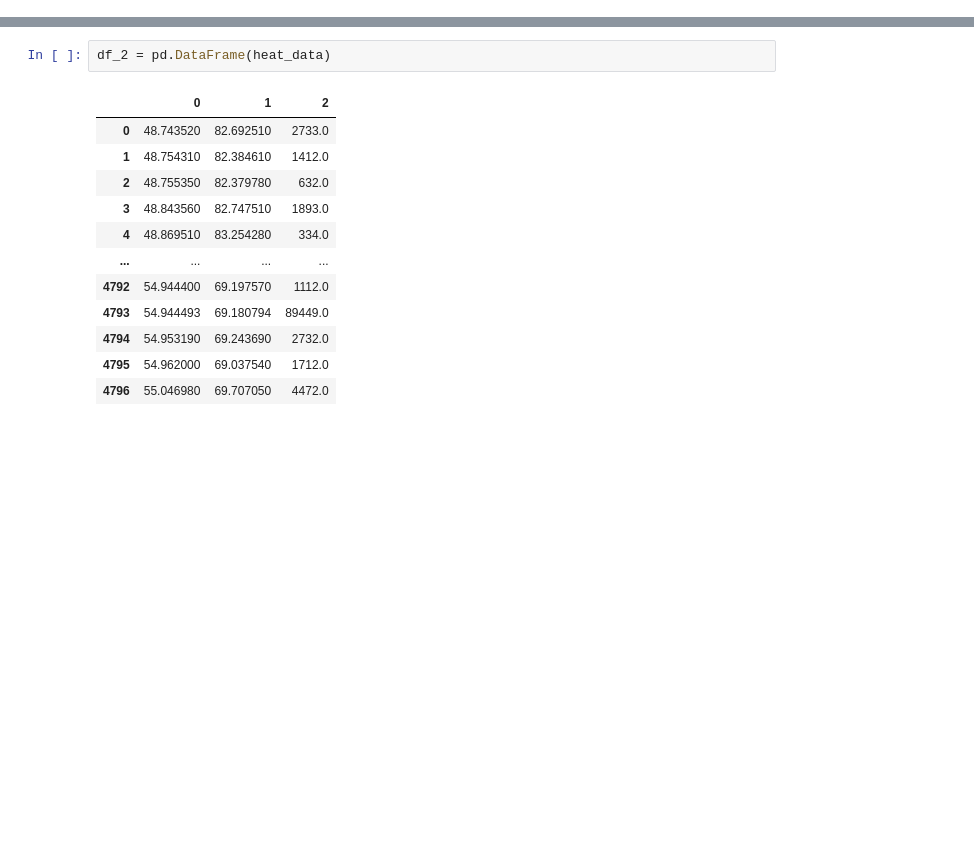
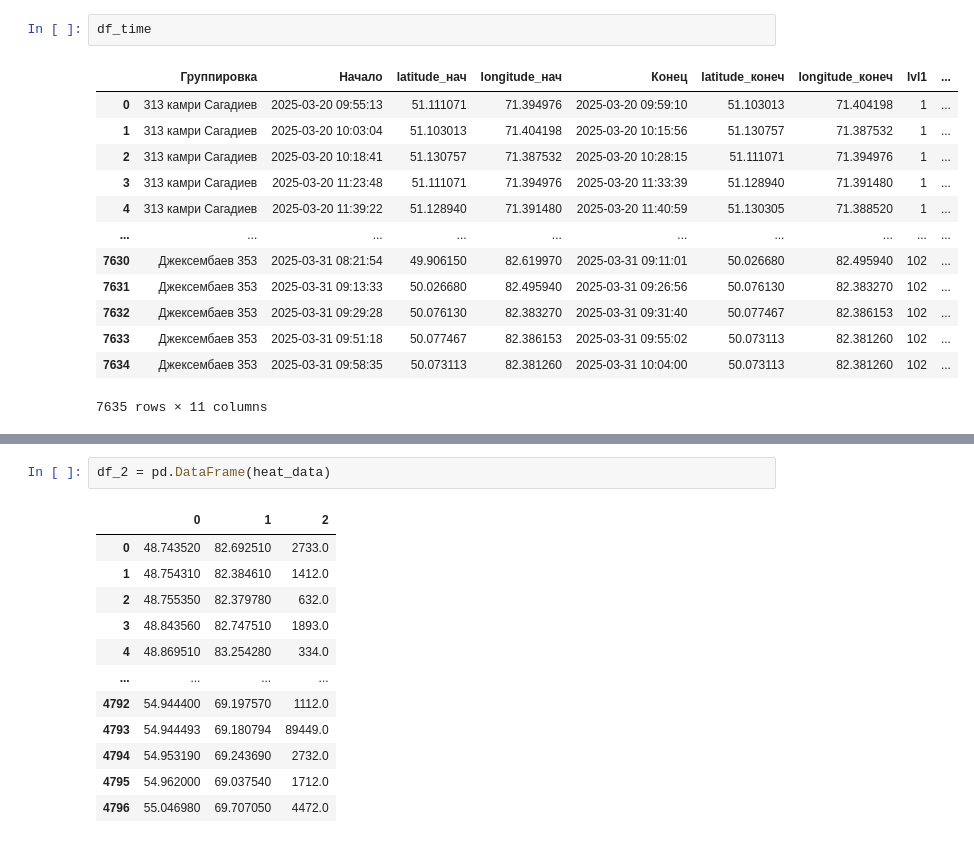
Before and after one commit to Nurtugann/Tracking_heatmap, a Jupyter notebook: 2.ipynb, the cells around one changed output, grey strips where cells are left out. Cells and saved outputs as stored; diff of their text form; blank space fills up the shorter version.

```diff
--- a/2.ipynb
+++ b/2.ipynb
@@ -98,0 +159,16 @@ df_time_sum
+# %%
+df_time
+# %% [output]
+|  | Группировка | Начало | latitude_нач | longitude_нач | Конец | latitude_конеч | longitude_конеч | lvl1 | ... |
+| 0 | 313 камри Сагадиев | 2025-03-20 09:55:13 | 51.111071 | 71.394976 | 2025-03-20 09:59:10 | 51.103013 | 71.404198 | 1 | ... |
+| 1 | 313 камри Сагадиев | 2025-03-20 10:03:04 | 51.103013 | 71.404198 | 2025-03-20 10:15:56 | 51.130757 | 71.387532 | 1 | ... |
+| 2 | 313 камри Сагадиев | 2025-03-20 10:18:41 | 51.130757 | 71.387532 | 2025-03-20 10:28:15 | 51.111071 | 71.394976 | 1 | ... |
+| 3 | 313 камри Сагадиев | 2025-03-20 11:23:48 | 51.111071 | 71.394976 | 2025-03-20 11:33:39 | 51.128940 | 71.391480 | 1 | ... |
+| 4 | 313 камри Сагадиев | 2025-03-20 11:39:22 | 51.128940 | 71.391480 | 2025-03-20 11:40:59 | 51.130305 | 71.388520 | 1 | ... |
+| ... | ... | ... | ... | ... | ... | ... | ... | ... | ... |
+| 7630 | Джексембаев 353 | 2025-03-31 08:21:54 | 49.906150 | 82.619970 | 2025-03-31 09:11:01 | 50.026680 | 82.495940 | 102 | ... |
+| 7631 | Джексембаев 353 | 2025-03-31 09:13:33 | 50.026680 | 82.495940 | 2025-03-31 09:26:56 | 50.076130 | 82.383270 | 102 | ... |
+| 7632 | Джексембаев 353 | 2025-03-31 09:29:28 | 50.076130 | 82.383270 | 2025-03-31 09:31:40 | 50.077467 | 82.386153 | 102 | ... |
+| 7633 | Джексембаев 353 | 2025-03-31 09:51:18 | 50.077467 | 82.386153 | 2025-03-31 09:55:02 | 50.073113 | 82.381260 | 102 | ... |
+| 7634 | Джексембаев 353 | 2025-03-31 09:58:35 | 50.073113 | 82.381260 | 2025-03-31 10:04:00 | 50.073113 | 82.381260 | 102 | ... |
+7635 rows × 11 columns
```
Also changed, not shown: parts of 11 cells of this notebook, 2 other files.
